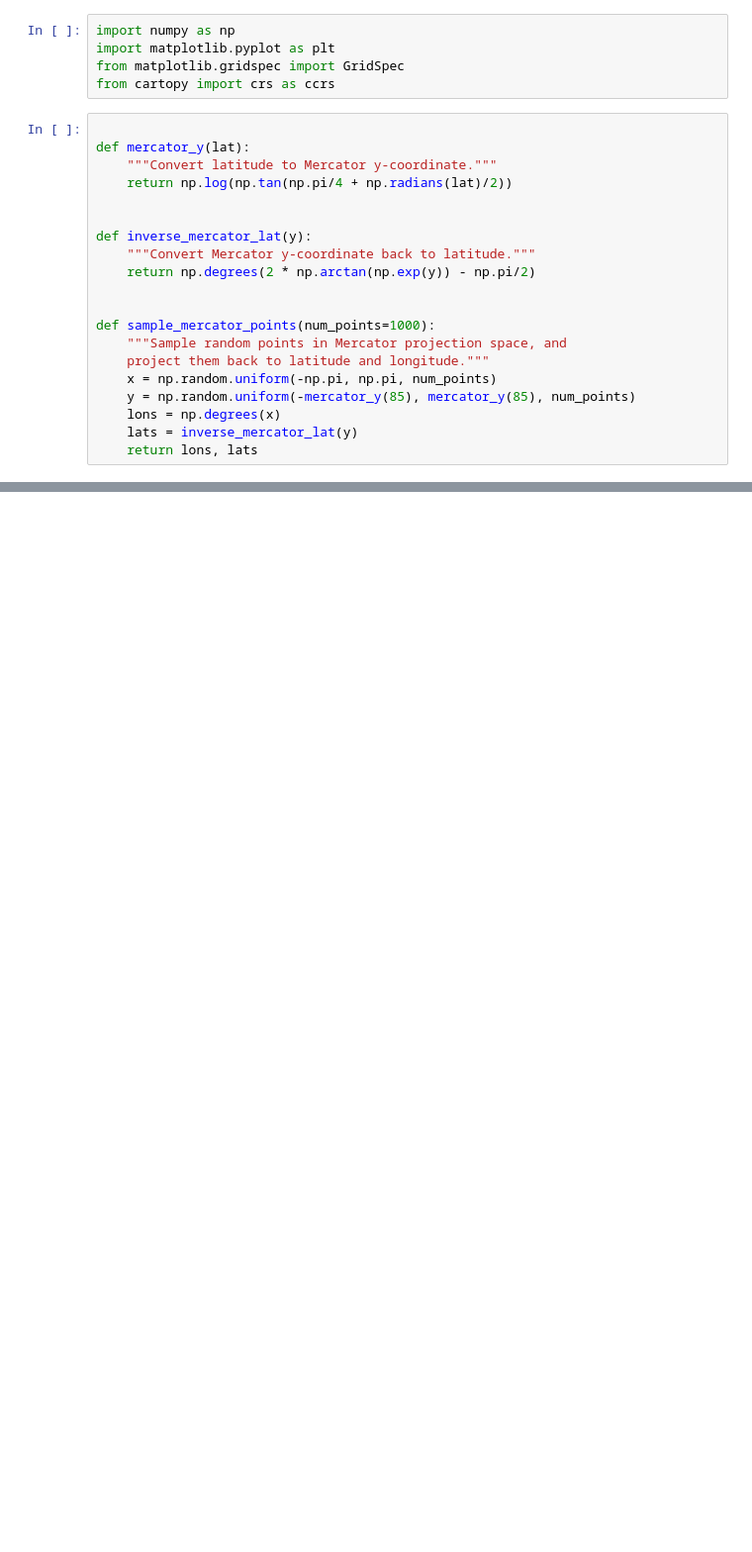
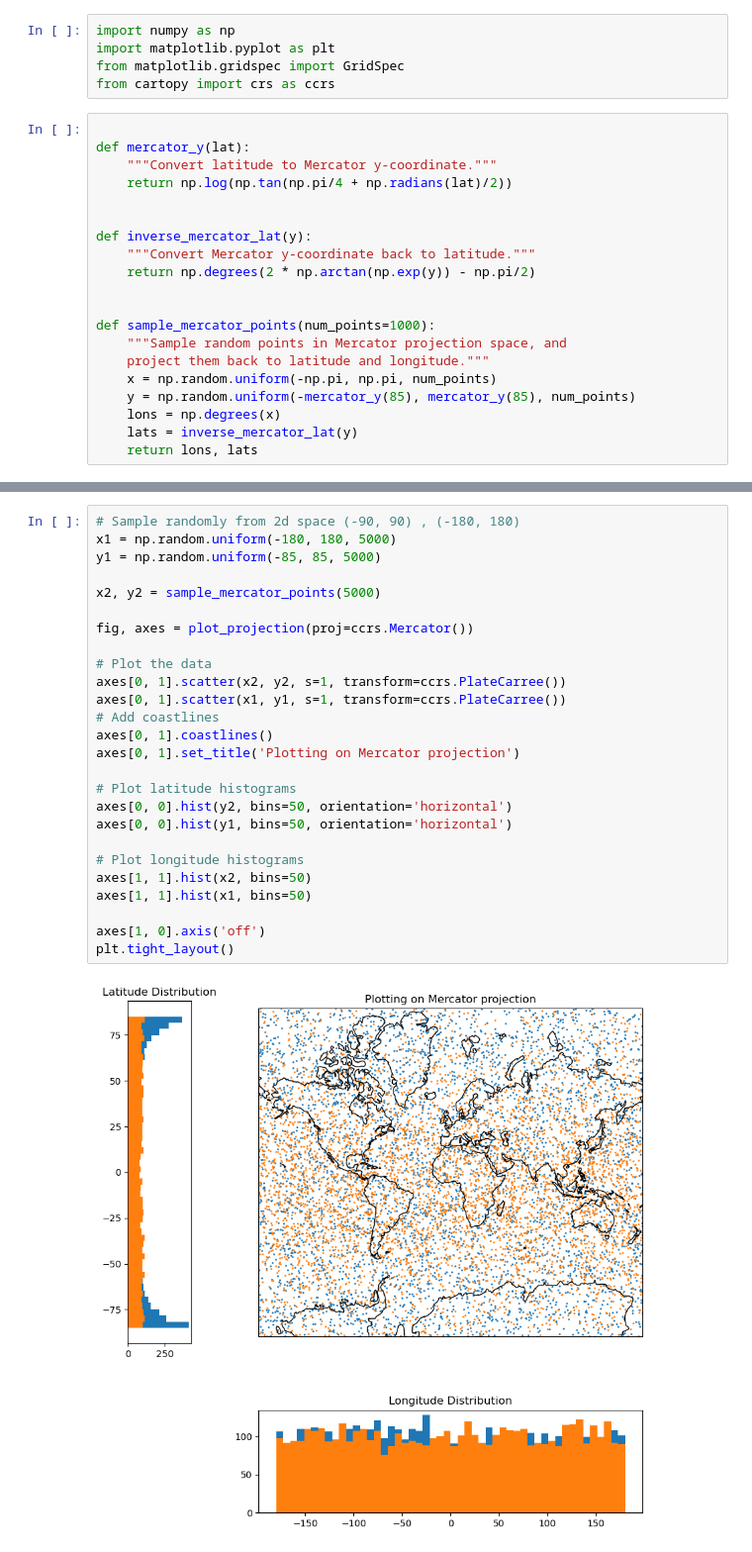
Before and after one commit to HAS-Tools-Fall-2024/CourseMaterials24, a Jupyter notebook: coding_modules/module_4_geospatial_data/1_playing_with_projections.ipynb, the cells around one changed output, grey strips where cells are left out. Shown: that part at 99% size. Saved outputs shown, nothing was run; the diff lists cells and outputs as text; blank space fills up the shorter version.

```diff
--- a/coding_modules/module_4_geospatial_data/1_playing_with_projections.ipynb
+++ b/coding_modules/module_4_geospatial_data/1_playing_with_projections.ipynb
@@ -79,0 +73,28 @@ plt.tight_layout()
+# %%
+# Sample randomly from 2d space (-90, 90) , (-180, 180)
+x1 = np.random.uniform(-180, 180, 5000)
+y1 = np.random.uniform(-85, 85, 5000)
+
+x2, y2 = sample_mercator_points(5000)
+
+fig, axes = plot_projection(proj=ccrs.Mercator())
+
+# Plot the data
+axes[0, 1].scatter(x2, y2, s=1, transform=ccrs.PlateCarree())
+axes[0, 1].scatter(x1, y1, s=1, transform=ccrs.PlateCarree())
+# Add coastlines
+axes[0, 1].coastlines()
+axes[0, 1].set_title('Plotting on Mercator projection')
+
+# Plot latitude histograms
+axes[0, 0].hist(y2, bins=50, orientation='horizontal')
+axes[0, 0].hist(y1, bins=50, orientation='horizontal')
+
+# Plot longitude histograms
+axes[1, 1].hist(x2, bins=50)
+axes[1, 1].hist(x1, bins=50)
+
+axes[1, 0].axis('off')
+plt.tight_layout()
+# %% [output]
+[figure, added]
```
Also changed, not shown: parts of 2 cells of this notebook, 1 other file.
